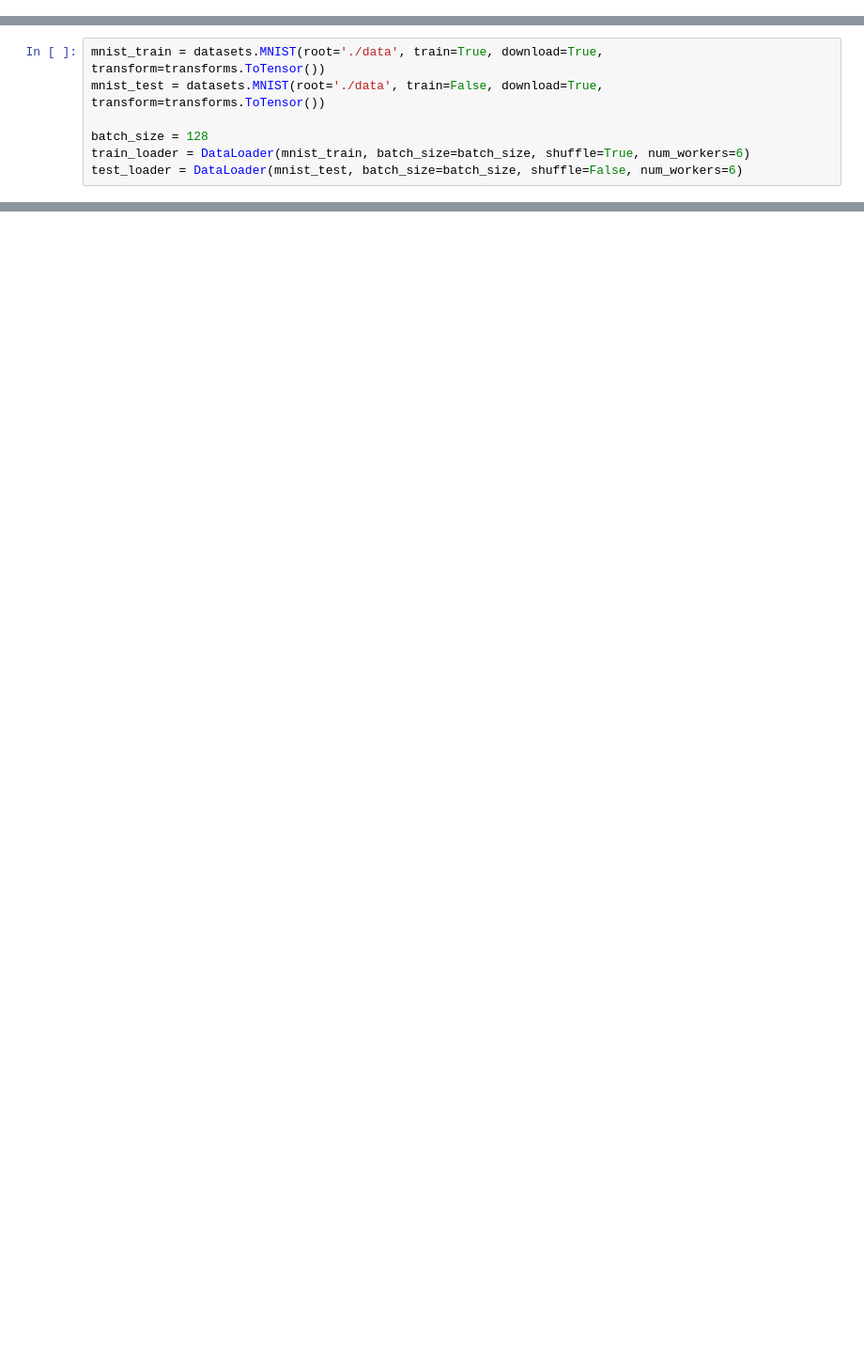
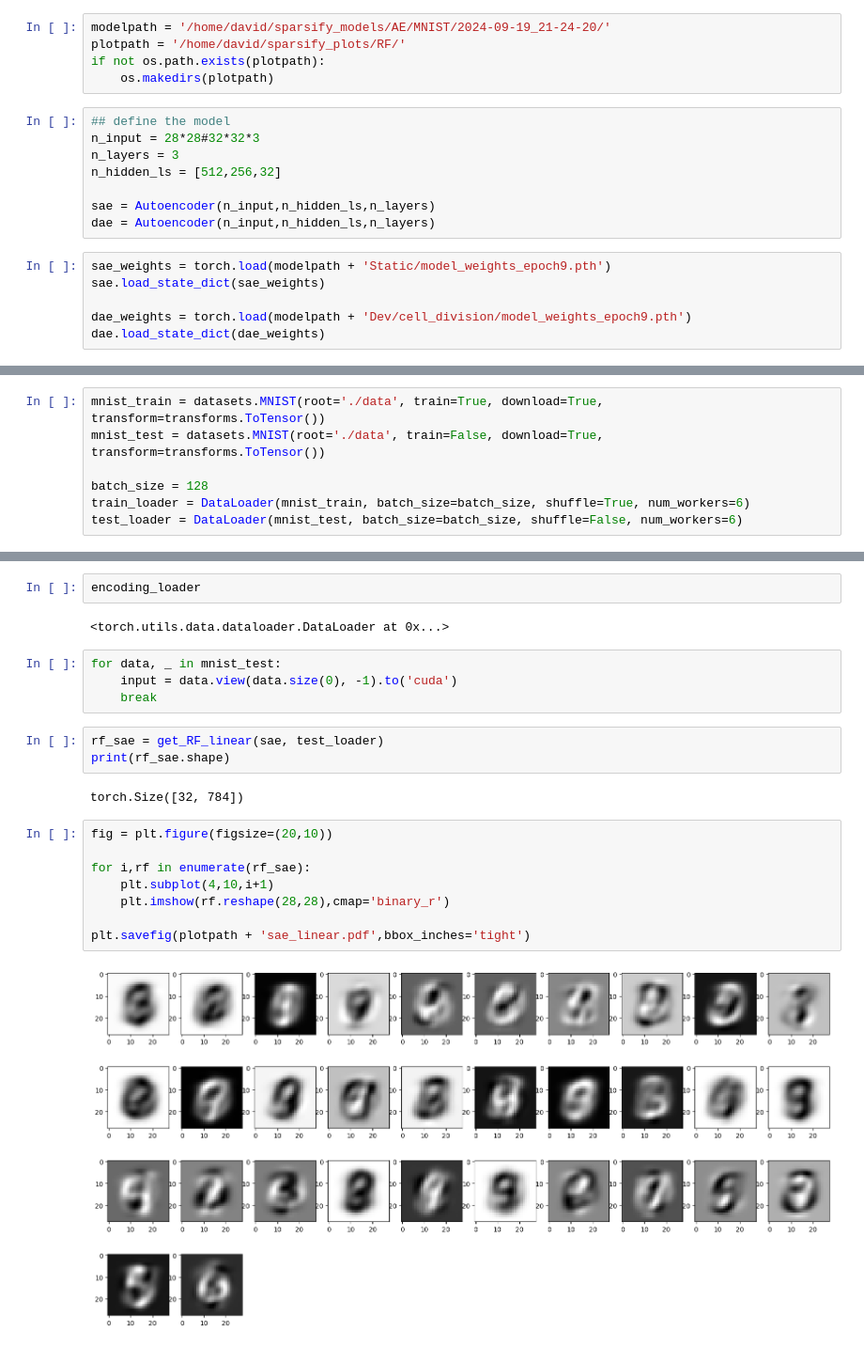
Before and after one commit to DiJam20/developing-autoencoders, a Jupyter notebook: 08_Receptive_Field.ipynb, the cells around one changed output, grey strips where cells are left out. Shown at 94% size. Saved outputs shown, nothing was run; the diff lists cells and outputs as text; blank space fills up the shorter version.

```diff
--- a/08_Receptive_Field.ipynb
+++ b/08_Receptive_Field.ipynb
@@ -9,0 +27,19 @@ from torch.utils.data import DataLoader
+# %%
+modelpath = '/home/david/sparsify_models/AE/MNIST/2024-09-19_21-24-20/'
+plotpath = '/home/david/sparsify_plots/RF/'
+if not os.path.exists(plotpath):
+    os.makedirs(plotpath)
+# %%
+## define the model
+n_input = 28*28#32*32*3
+n_layers = 3
+n_hidden_ls = [512,256,32]
+
+sae = Autoencoder(n_input,n_hidden_ls,n_layers)
+dae = Autoencoder(n_input,n_hidden_ls,n_layers)
+# %%
+sae_weights = torch.load(modelpath + 'Static/model_weights_epoch9.pth')
+sae.load_state_dict(sae_weights)
+
+dae_weights = torch.load(modelpath + 'Dev/cell_division/model_weights_epoch9.pth')
+dae.load_state_dict(dae_weights)
@@ -258,0 +92,23 @@ visualize_receptive_field(encoder, image, target_neuron_idx=0)
+# %%
+encoding_loader
+# %% [output]
+<torch.utils.data.dataloader.DataLoader at 0x...>
+# %%
+for data, _ in mnist_test:
+    input = data.view(data.size(0), -1).to('cuda')
+    break
+# %%
+rf_sae = get_RF_linear(sae, test_loader)
+print(rf_sae.shape)
+# %% [output]
+torch.Size([32, 784])
+# %%
+fig = plt.figure(figsize=(20,10))
+
+for i,rf in enumerate(rf_sae):
+    plt.subplot(4,10,i+1)
+    plt.imshow(rf.reshape(28,28),cmap='binary_r')
+
+plt.savefig(plotpath + 'sae_linear.pdf',bbox_inches='tight')
+# %% [output]
+[figure, added]
```
Also changed, not shown: parts of 20 cells of this notebook, 1 other file.
